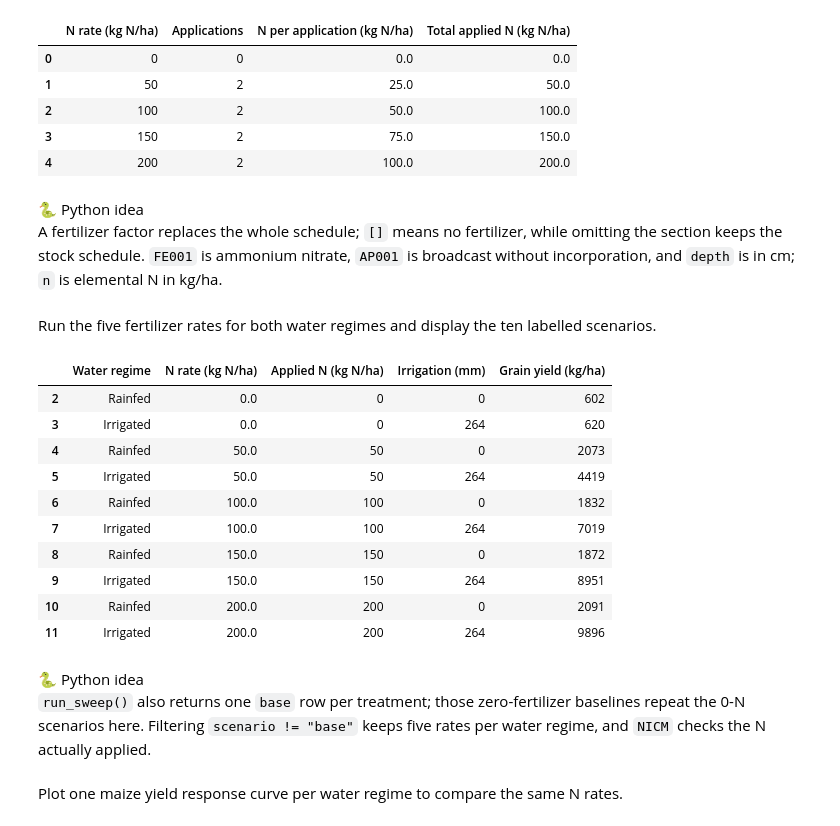
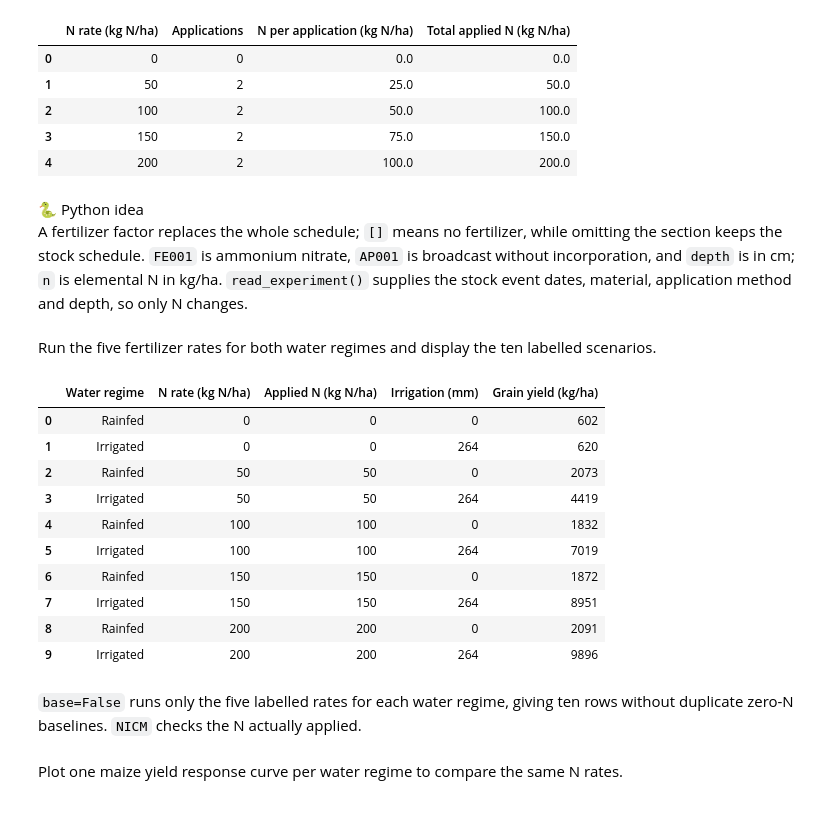
Before and after one commit to AbdelrahmanAmr3/dssatlab, a Jupyter notebook: course/11_nitrogen/lesson.ipynb, the cells around one changed output. Cells and saved outputs as stored; diff of their text form; code cells hidden in the pictures.

```diff
--- a/course/11_nitrogen/lesson.ipynb
+++ b/course/11_nitrogen/lesson.ipynb
@@ -46,17 +46,25 @@ maize_inputs = {
     "filex": RUNS / "UFGA8201.MZX",
     "weather": RUNS / "UFGA8201.WTH",
     "soil": RUNS / "SOIL.SOL",
-    "executable": dssat,
+    "executable": dssat, "directory": RUNS,
 }
 peanut_inputs = {
     "filex": RUNS / "UFGA7901.PNX",
     "weather": RUNS / "UFGA7901.WTH",
     "soil": RUNS / "SOIL.SOL",
-    "executable": dssat,
+    "executable": dssat, "directory": RUNS,
 }
 for crop, inputs in (("Maize", maize_inputs), ("Peanut", peanut_inputs)):
     print(crop + ":", ", ".join(inputs[key].relative_to(HERE).as_posix()
                                for key in ("filex", "weather", "soil")))
+stock_maize = {treatment: dl.read_experiment(maize_inputs["filex"], treatment=treatment)
+               for treatment in (1, 3)}
+stock_peanut = dl.read_experiment(peanut_inputs["filex"], treatment=1)
+for label, entry in (("Maize treatment 1", stock_maize[1]),
+                     ("Maize treatment 3", stock_maize[3]),
+                     ("Peanut treatment 1", stock_peanut)):
+    events = entry.get("irrigation", {}).get("events", [])
+    print(label + " inherited irrigation (mm):", sum(event["amount"] for event in events))
 # %% [output]
 Maize: runs/UFGA8201.MZX, runs/UFGA8201.WTH, runs/SOIL.SOL
 Peanut: runs/UFGA7901.PNX, runs/UFGA7901.WTH, runs/SOIL.SOL
@@ -85,10 +96,10 @@ Replace the stock fertilizer schedule with five N rates, split equally between 7
 # %%
 # Build complete fertilizer schedules and display their totals.
 n_rates = [0, 50, 100, 150, 200]
-fertilizer_event = {"material": "FE001", "application": "AP001", "depth": 10}
-fertilizer_dates = ["1982-04-07", "1982-05-17"]
+stock_fertilizer = stock_maize[1]["fertilizer"]
+fertilizer_events = [stock_fertilizer[0], stock_fertilizer[-1]]
 fertilizer_levels = {
-    rate: [dict(fertilizer_event, date=day, n=rate / 2) for day in fertilizer_dates]
+    rate: [{**event, "n": rate / 2} for event in fertilizer_events]
     if rate else [] for rate in n_rates
 }
 dl.to_dataframe([{
@@ -108,34 +119,33 @@ dl.to_dataframe([{
 🐍 Python idea
 A fertilizer factor replaces the whole schedule; `[]` means no fertilizer, while omitting the section keeps the stock schedule.
 `FE001` is ammonium nitrate, `AP001` is broadcast without incorporation, and `depth` is in cm; `n` is elemental N in kg/ha.
+`read_experiment()` supplies the stock event dates, material, application method and depth, so only N changes.
 # %% [markdown]
 Run the five fertilizer rates for both water regimes and display the ten labelled scenarios.
 # %%
 # Run the maize sweep and show applied N, irrigation and grain yield.
 maize_rows = dl.run_sweep(**maize_inputs, treatments=[1, 3], management=maize_experiment,
-                          factors={"fertilizer": fertilizer_levels})
-maize_results = dl.to_dataframe(maize_rows)
-maize_comparison = maize_results.loc[maize_results["scenario"] != "base"].copy()
+                          factors={"fertilizer": fertilizer_levels}, base=False)
+maize_comparison = dl.to_dataframe(maize_rows)
 maize_comparison["Water regime"] = maize_comparison["TRNO"].map(water_regimes)
 maize_comparison[["Water regime", "fertilizer", "NICM", "IRCM", "HWAM"]].rename(
     columns={"fertilizer": "N rate (kg N/ha)", "NICM": "Applied N (kg N/ha)",
              "IRCM": "Irrigation (mm)", "HWAM": "Grain yield (kg/ha)"})
 # %% [output]
 |  | Water regime | N rate (kg N/ha) | Applied N (kg N/ha) | Irrigation (mm) | Grain yield (kg/ha) |
-| 2 | Rainfed | 0.0 | 0 | 0 | 602 |
-| 3 | Irrigated | 0.0 | 0 | 264 | 620 |
-| 4 | Rainfed | 50.0 | 50 | 0 | 2073 |
-| 5 | Irrigated | 50.0 | 50 | 264 | 4419 |
-| 6 | Rainfed | 100.0 | 100 | 0 | 1832 |
-| 7 | Irrigated | 100.0 | 100 | 264 | 7019 |
-| 8 | Rainfed | 150.0 | 150 | 0 | 1872 |
-| 9 | Irrigated | 150.0 | 150 | 264 | 8951 |
-| 10 | Rainfed | 200.0 | 200 | 0 | 2091 |
-| 11 | Irrigated | 200.0 | 200 | 264 | 9896 |
+| 0 | Rainfed | 0 | 0 | 0 | 602 |
+| 1 | Irrigated | 0 | 0 | 264 | 620 |
+| 2 | Rainfed | 50 | 50 | 0 | 2073 |
+| 3 | Irrigated | 50 | 50 | 264 | 4419 |
+| 4 | Rainfed | 100 | 100 | 0 | 1832 |
+| 5 | Irrigated | 100 | 100 | 264 | 7019 |
+| 6 | Rainfed | 150 | 150 | 0 | 1872 |
+| 7 | Irrigated | 150 | 150 | 264 | 8951 |
+| 8 | Rainfed | 200 | 200 | 0 | 2091 |
+| 9 | Irrigated | 200 | 200 | 264 | 9896 |
 # %% [markdown]
-🐍 Python idea
-`run_sweep()` also returns one `base` row per treatment; those zero-fertilizer baselines repeat the 0-N scenarios here.
-Filtering `scenario != "base"` keeps five rates per water regime, and `NICM` checks the N actually applied.
+`base=False` runs only the five labelled rates for each water regime, giving ten rows without duplicate zero-N baselines.
+`NICM` checks the N actually applied.
 # %% [markdown]
 Plot one maize yield response curve per water regime to compare the same N rates.
 # %%
```
Also changed, not shown: parts of 6 cells of this notebook, 7 other files.
